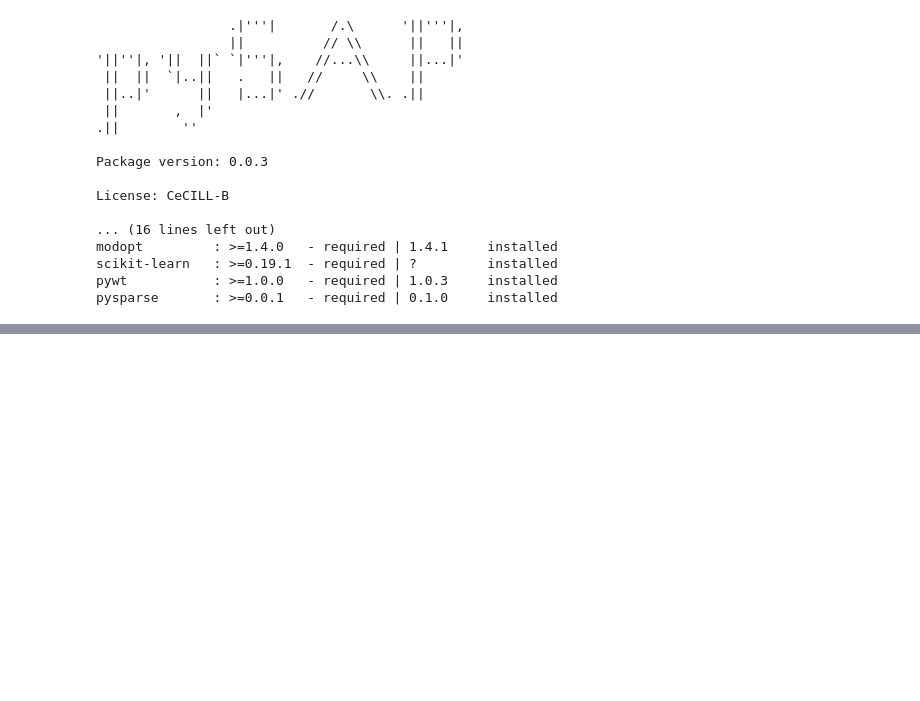
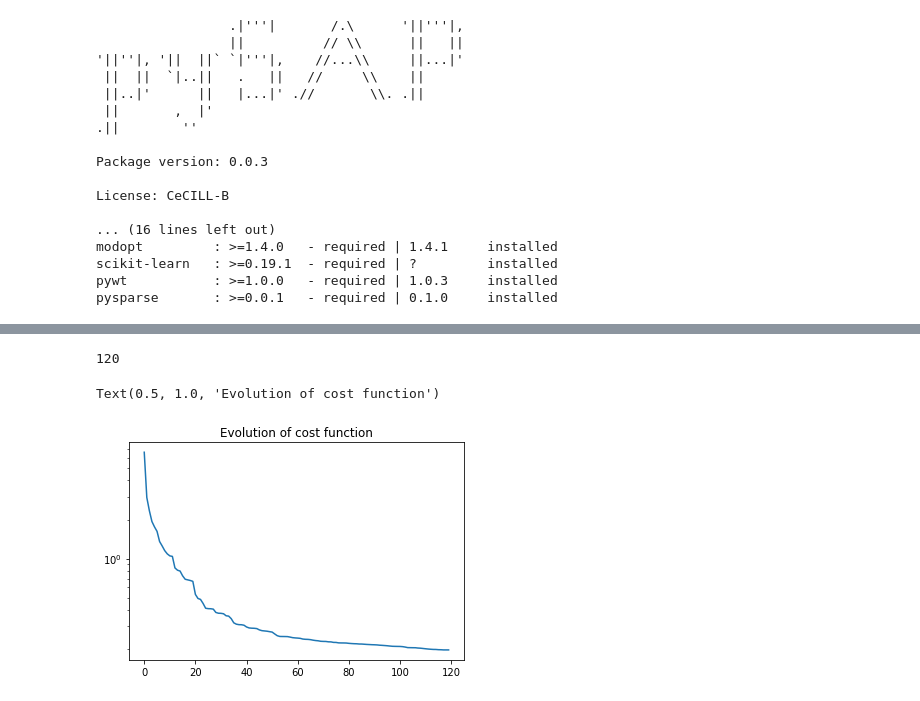
Before and after one commit to Biagig/Learning-Sampling-Pattern, a Jupyter notebook: Upper level tests.ipynb, the cells around one changed output, grey strips where cells are left out. Cells and saved outputs as stored; diff of their text form; code cells hidden in the pictures; blank space fills up the shorter version.

```diff
--- a/Upper level tests.ipynb
+++ b/Upper level tests.ipynb
@@ -175,0 +301,7 @@ pysap.Image(data=np.reshape(res.x,u0.shape)).show()
+# %%
+t1=time.time()
+l,npoints=[],[]
+res = scipy.optimize.minimize(f3,np.zeros((512,512)),method='L-BFGS-B',jac=grad_f3,bounds=[(0,1)]*512*512,callback=pf,
+                             options={'ftol':1e-4})
+pf(res.x)
+print(f"Time: {time.time()-t1}s")
@@ -175,0 +326,9 @@ pysap.Image(data=np.reshape(res.x,u0.shape)).show()
+# %%
+print(len(l))
+plt.plot(l)
+plt.yscale("log")
+plt.title("Evolution of cost function")
+# %% [output]
+120
+Text(0.5, 1.0, 'Evolution of cost function')
+[figure, added]
```
Also changed, not shown: parts of 25 cells of this notebook.
